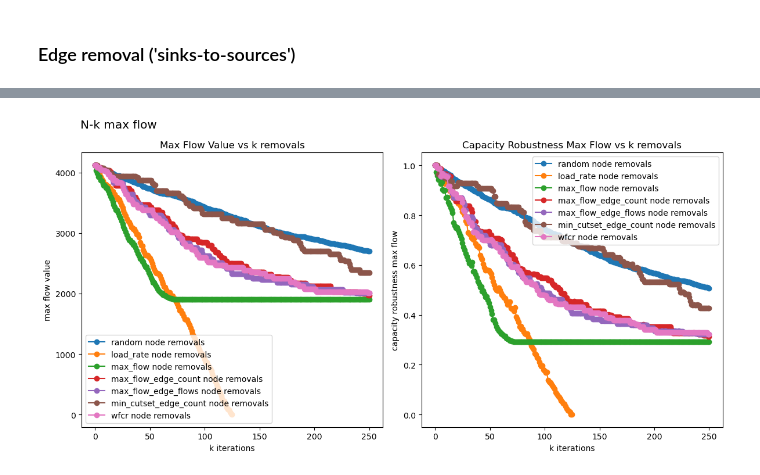
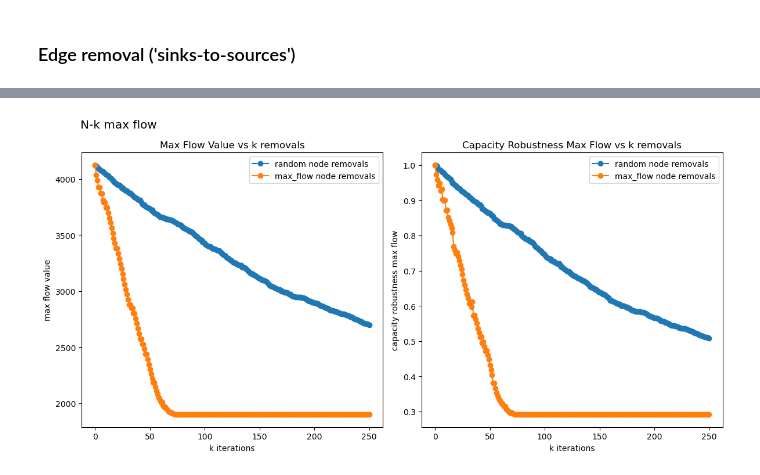
Before and after one commit to johanmasvie/iggielgn_topology_analysis, a Jupyter notebook: OLD_IMPLEMENTATION/N-k_MAX_FLOW.ipynb, the cells around one changed output, grey strips where cells are left out. Drawn from its saved outputs; the diff is of its cells as text; code cells hidden in the pictures.

```diff
--- a/OLD_IMPLEMENTATION/N-k_MAX_FLOW.ipynb
+++ b/OLD_IMPLEMENTATION/N-k_MAX_FLOW.ipynb
@@ -567,4 +384,4 @@ Variation in damage per entity removal: 6.32
 # %%
-utils.plot_heuristic_comparison_biplot([random_edge_removal_df, load_rate_edge_removal_df, max_flow_edge_removal_df, max_flow_edge_count_edge_removal_df, max_flow_edge_flows_edge_removal_df, min_cutset_edge_count_edge_removal_df, wfcr_edge_removal_df], 'N-k max flow')
+utils.plot_heuristic_comparison_biplot([random_edge_removal_df, max_flow_edge_removal_df], 'N-k max flow')
 # %% [output]
-[figure, old version]
+[figure, new version]
```
Also changed, not shown: parts of 15 cells of this notebook, 10 other files.
